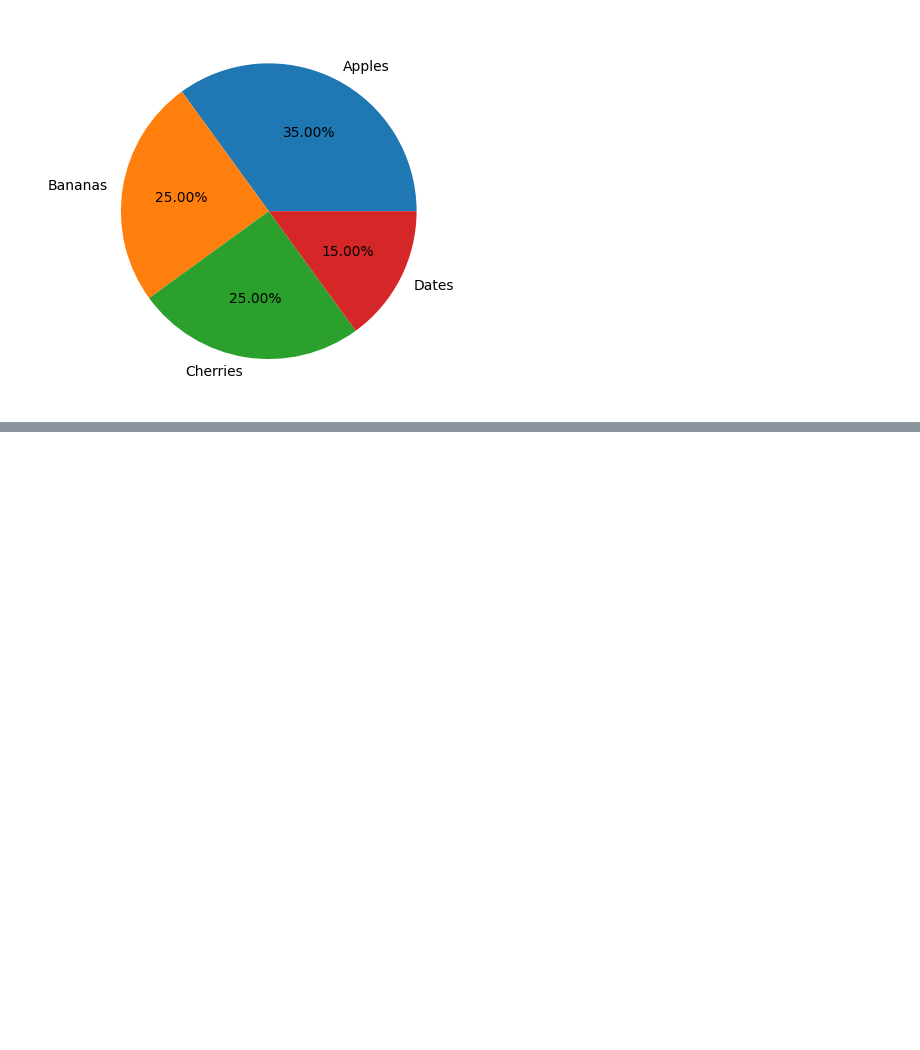
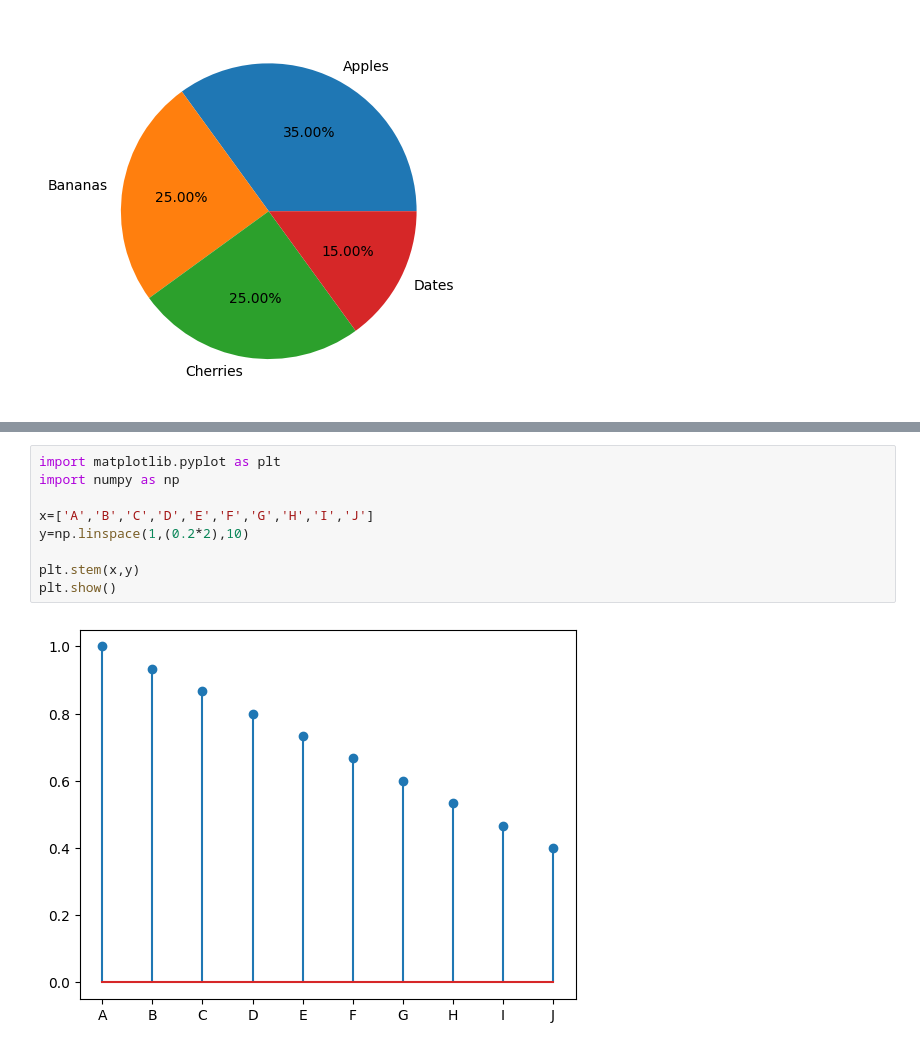
Before and after one commit to Chetana10r/Python_for_DS, a Jupyter notebook: Visualization.ipynb, the cells around one changed output, grey strips where cells are left out. Saved outputs shown, nothing was run; the diff lists cells and outputs as text; blank space fills up the shorter version.

```diff
--- a/Visualization.ipynb
+++ b/Visualization.ipynb
@@ -402,0 +420,11 @@ plt.show()
+# %%
+import matplotlib.pyplot as plt
+import numpy as np
+
+x=['A','B','C','D','E','F','G','H','I','J']
+y=np.linspace(1,(0.2*2),10)
+
+plt.stem(x,y)
+plt.show()
+# %% [output]
+[figure, added]
```
Also changed, not shown: parts of 25 cells of this notebook, 3 other files.
